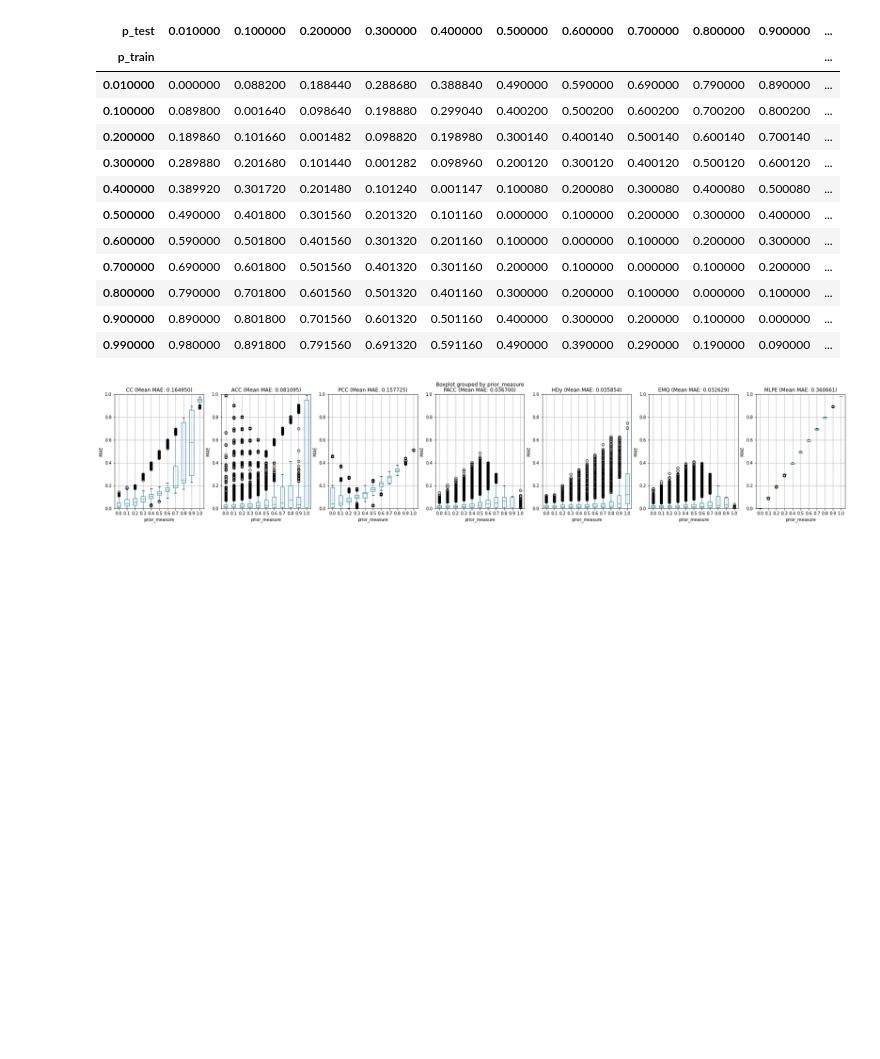
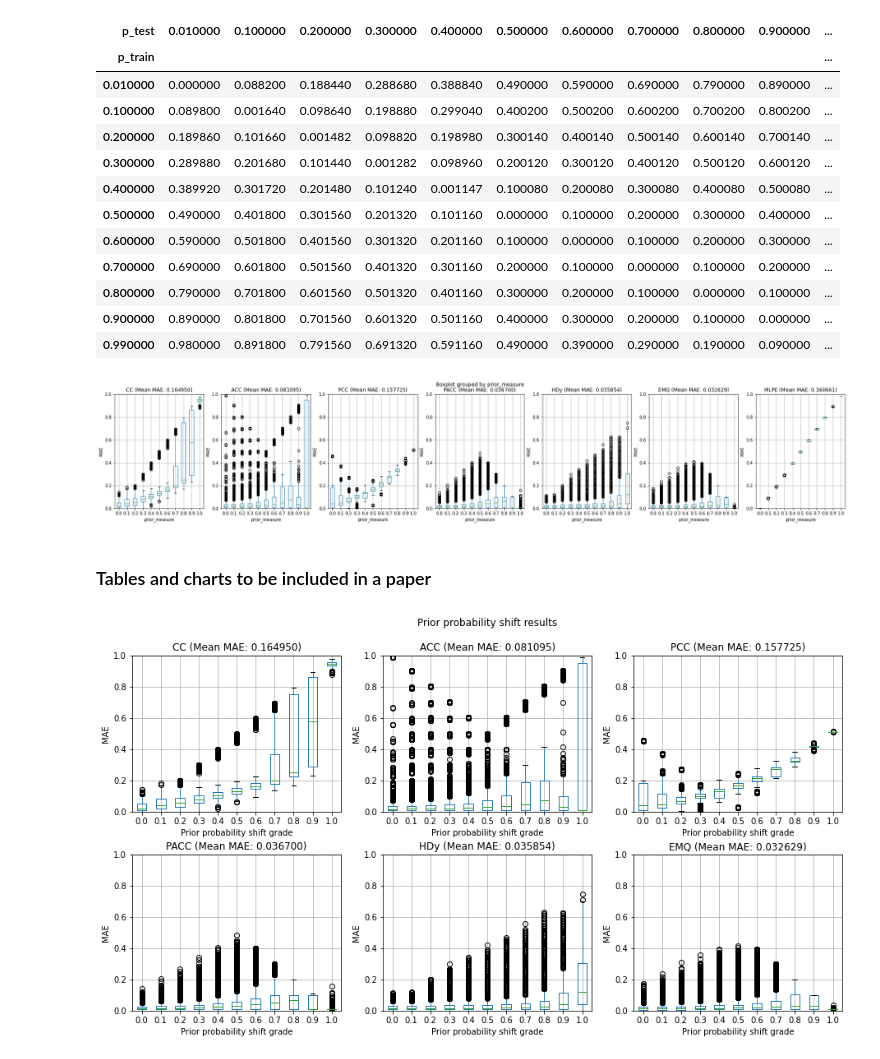
Before and after one commit to pglez82/quant_datasetshift, a Jupyter notebook: analyze_results_prior.ipynb, the cells around one changed output. Drawn from its saved outputs; the diff is of its cells as text; code cells hidden in the pictures; blank space fills up the shorter version.

```diff
--- a/analyze_results_prior.ipynb
+++ b/analyze_results_prior.ipynb
@@ -153,3 +153,25 @@ for k,quant_name in enumerate(quantificators):
     ax[k].set_title("%s (Mean %s: %f)"  % (quant_name,error,mean_error_methods[quant_name]))
 # %% [output]
 [figure]
+# %% [markdown]
+### Tables and charts to be included in a paper
+# %%
+quantificators = ["CC", "ACC", "PCC", "PACC", "HDy", "EMQ"]
+fig, ax = plt.subplots(2,3,figsize=(15,8))
+for k,quant_name in enumerate(quantificators):
+    results = pd.read_csv("results/prior/results_%s_%s.csv" % (dateexperiment,quant_name),index_col=0)
+    results['p_train'] = results['p_train'].round(1)
+    results['p_test'] = results['p_test'].round(1)
+    results['prior_measure'] = abs(results['p_train']-results['p_test'])
+    results['prior_measure'] = results['prior_measure'].round(2)
+    ax[k//3][k%3].set_ylim(0, 1)
+    ax[k//3][k%3].set_ylabel(error)
+    ax[k//3][k%3].tick_params(axis='x', rotation=90)
+    fig.tight_layout()
+    results.boxplot(ax=ax[k//3][k%3],column='error',by='prior_measure')
+    plt.suptitle('Prior probability shift results')
+    ax[k//3][k%3].set_xlabel("Prior probability shift grade")
+    ax[k//3][k%3].set_title("%s (Mean %s: %f)"  % (quant_name,error,mean_error_methods[quant_name]))
+plt.savefig("images/prior.pdf",format='pdf')
+# %% [output]
+[figure, added]
```
Also changed, not shown: 3 other files.
